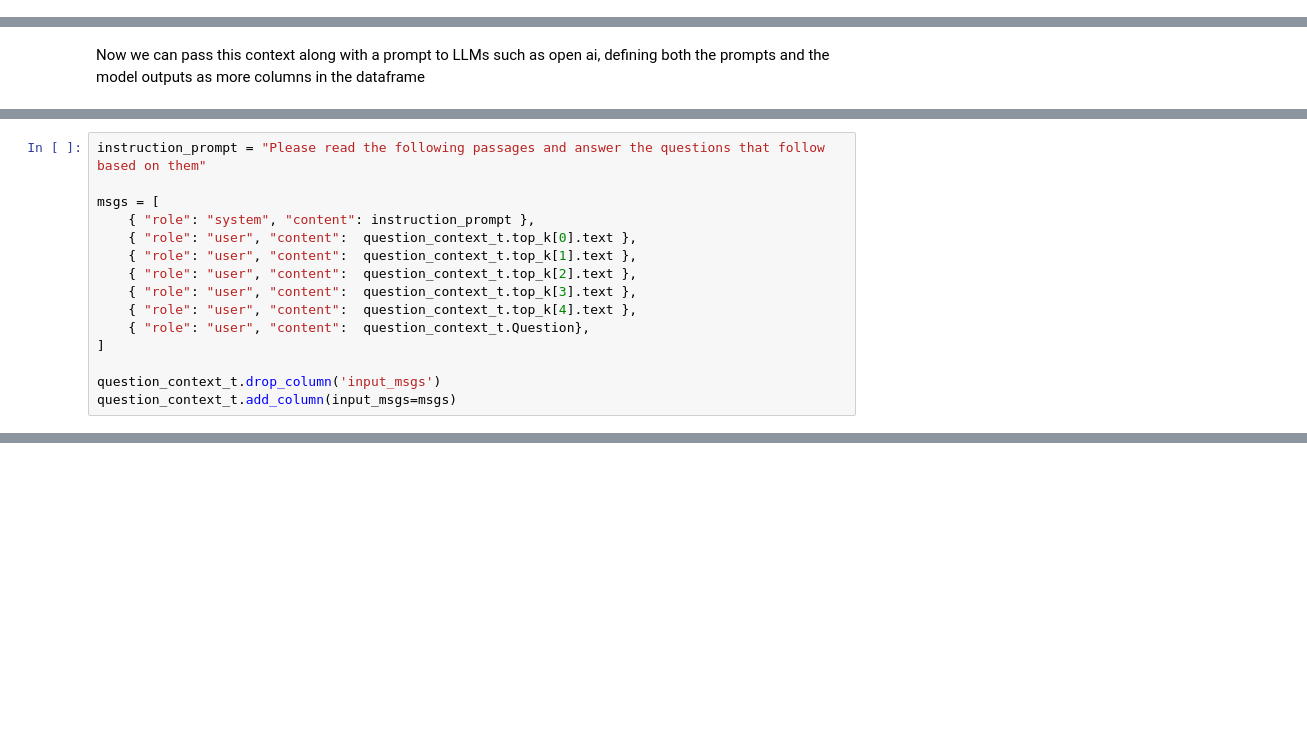
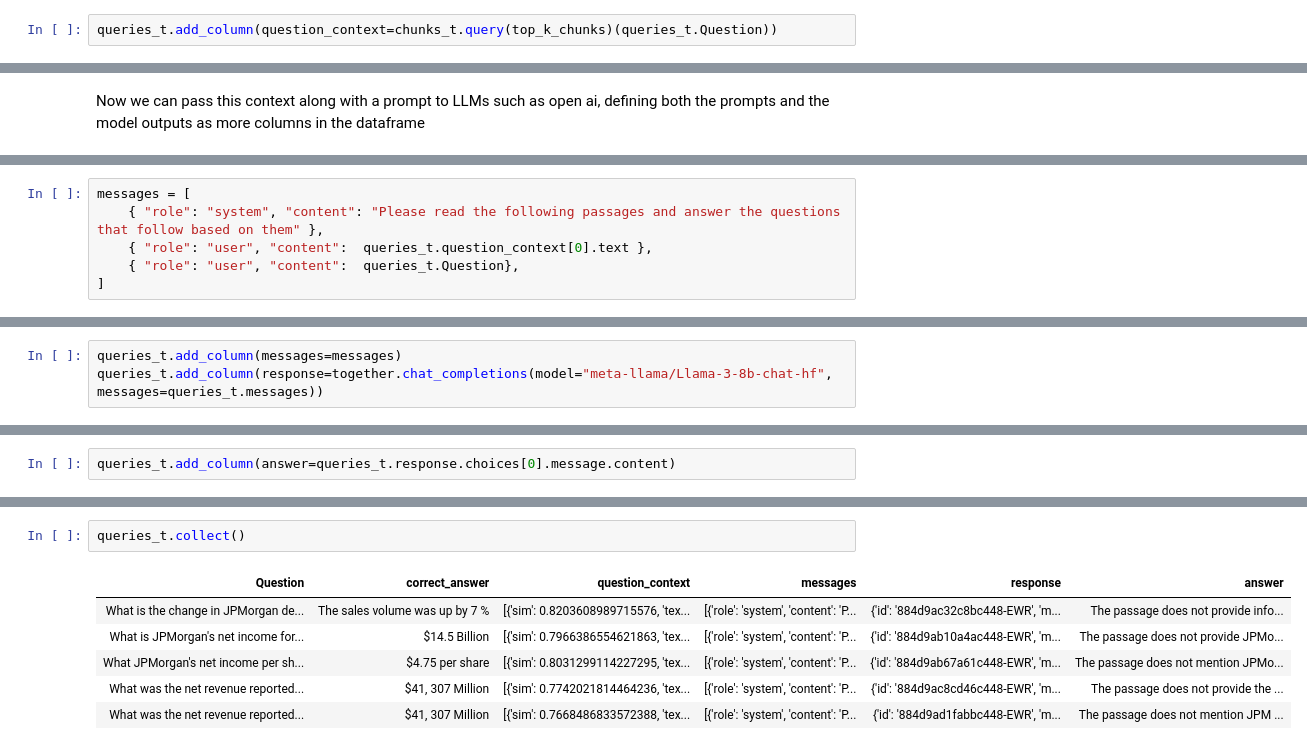
Before and after one commit to orm011/pixeltable, a Jupyter notebook: docs/tutorials/document-demo-anm.ipynb, the cells around one changed output, grey strips where cells are left out. Drawn from its saved outputs; the diff is of its cells as text; blank space fills up the shorter version.

```diff
--- a/docs/tutorials/document-demo-anm.ipynb
+++ b/docs/tutorials/document-demo-anm.ipynb
@@ -304,0 +217,2 @@ question_context
+# %%
+queries_t.add_column(question_context=chunks_t.query(top_k_chunks)(queries_t.Question))
@@ -345,15 +230,6 @@ question_context_t.show()
 # %%
-instruction_prompt = "Please read the following passages and answer the questions that follow based on them"
-
-msgs = [
-    { "role": "system", "content": instruction_prompt },
-    { "role": "user", "content":  question_context_t.top_k[0].text },
-    { "role": "user", "content":  question_context_t.top_k[1].text },
-    { "role": "user", "content":  question_context_t.top_k[2].text },
-    { "role": "user", "content":  question_context_t.top_k[3].text },
-    { "role": "user", "content":  question_context_t.top_k[4].text },
-    { "role": "user", "content":  question_context_t.Question},
+messages = [
+    { "role": "system", "content": "Please read the following passages and answer the questions that follow based on them" },
+    { "role": "user", "content":  queries_t.question_context[0].text },
+    { "role": "user", "content":  queries_t.Question},
 ]
-
-question_context_t.drop_column('input_msgs')
-question_context_t.add_column(input_msgs=msgs)
@@ -401,0 +238,3 @@ question_context.select
+# %%
+queries_t.add_column(messages=messages)
+queries_t.add_column(response=together.chat_completions(model="meta-llama/Llama-3-8b-chat-hf", messages=queries_t.messages))
@@ -401,0 +245,2 @@ question_context.select
+# %%
+queries_t.add_column(answer=queries_t.response.choices[0].message.content)
@@ -403,0 +285,9 @@ question_context.select
+# %%
+queries_t.collect()
+# %% [output]
+| Question | correct_answer | question_context | messages | response | answer |
+| What is the change in JPMorgan de... | The sales volume was up by 7 % | [{'sim': 0.8203608989715576, 'tex... | [{'role': 'system', 'content': 'P... | {'id': '884d9ac32c8bc448-EWR', 'm... | The passage does not provide info... |
+| What is JPMorgan's net income for... | $14.5 Billion | [{'sim': 0.7966386554621863, 'tex... | [{'role': 'system', 'content': 'P... | {'id': '884d9ab10a4ac448-EWR', 'm... | The passage does not provide JPMo... |
+| What JPMorgan's net income per sh... | $4.75 per share | [{'sim': 0.8031299114227295, 'tex... | [{'role': 'system', 'content': 'P... | {'id': '884d9ab67a61c448-EWR', 'm... | The passage does not mention JPMo... |
+| What was the net revenue reported... | $41, 307 Million | [{'sim': 0.7742021814464236, 'tex... | [{'role': 'system', 'content': 'P... | {'id': '884d9ac8cd46c448-EWR', 'm... | The passage does not provide the ... |
+| What was the net revenue reported... | $41, 307 Million | [{'sim': 0.7668486833572388, 'tex... | [{'role': 'system', 'content': 'P... | {'id': '884d9ad1fabbc448-EWR', 'm... | The passage does not mention JPM ... |
```
Also changed, not shown: parts of 53 cells of this notebook, 1 other file.
